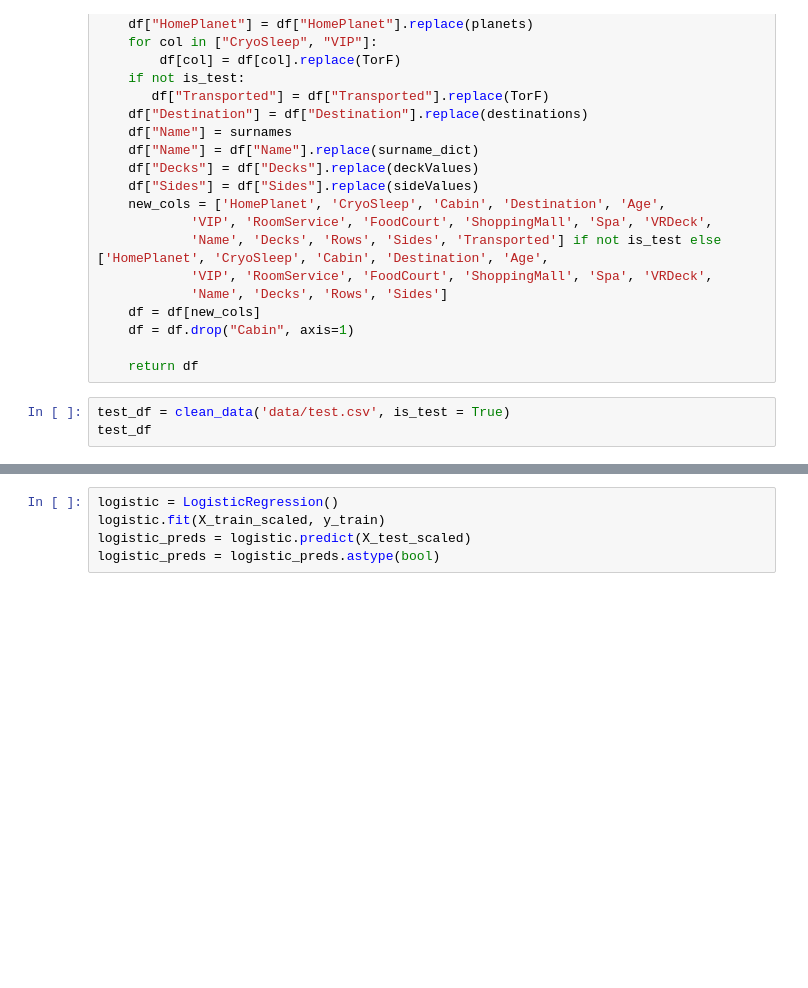
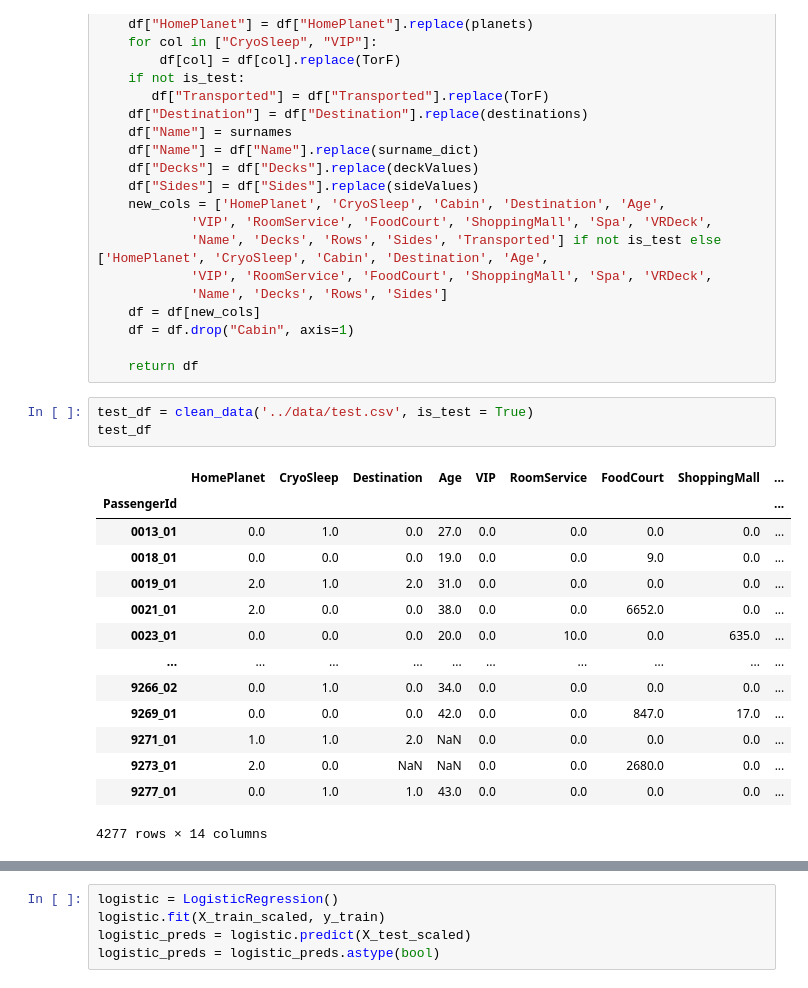
Before and after one commit to Joshua-Elms/kaggle, a Jupyter notebook: spaceship_titanic/code/first_attempt.ipynb, the cells around one changed output, grey strips where cells are left out. Drawn from its saved outputs; the diff is of its cells as text; blank space fills up the shorter version.

```diff
--- a/spaceship_titanic/code/first_attempt.ipynb
+++ b/spaceship_titanic/code/first_attempt.ipynb
@@ -211,8 +269,23 @@ def clean_data(path, id_col = 0, is_test = False):
 
     return df
 # %%
-test_df = clean_data('data/test.csv', is_test = True)
+test_df = clean_data('../data/test.csv', is_test = True)
 test_df
+# %% [output]
+|  | HomePlanet | CryoSleep | Destination | Age | VIP | RoomService | FoodCourt | ShoppingMall | ... |
+| PassengerId |  |  |  |  |  |  |  |  | ... |
+| 0013_01 | 0.0 | 1.0 | 0.0 | 27.0 | 0.0 | 0.0 | 0.0 | 0.0 | ... |
+| 0018_01 | 0.0 | 0.0 | 0.0 | 19.0 | 0.0 | 0.0 | 9.0 | 0.0 | ... |
+| 0019_01 | 2.0 | 1.0 | 2.0 | 31.0 | 0.0 | 0.0 | 0.0 | 0.0 | ... |
+| 0021_01 | 2.0 | 0.0 | 0.0 | 38.0 | 0.0 | 0.0 | 6652.0 | 0.0 | ... |
+| 0023_01 | 0.0 | 0.0 | 0.0 | 20.0 | 0.0 | 10.0 | 0.0 | 635.0 | ... |
+| ... | ... | ... | ... | ... | ... | ... | ... | ... | ... |
+| 9266_02 | 0.0 | 1.0 | 0.0 | 34.0 | 0.0 | 0.0 | 0.0 | 0.0 | ... |
+| 9269_01 | 0.0 | 0.0 | 0.0 | 42.0 | 0.0 | 0.0 | 847.0 | 17.0 | ... |
+| 9271_01 | 1.0 | 1.0 | 2.0 | NaN | 0.0 | 0.0 | 0.0 | 0.0 | ... |
+| 9273_01 | 2.0 | 0.0 | NaN | NaN | 0.0 | 0.0 | 2680.0 | 0.0 | ... |
+| 9277_01 | 0.0 | 1.0 | 1.0 | 43.0 | 0.0 | 0.0 | 0.0 | 0.0 | ... |
+4277 rows × 14 columns
 # %%
 # Imputation
 knn_imp = KNNImputer(missing_values=np.nan, n_neighbors = 4)
```
Also changed, not shown: parts of 18 cells of this notebook, 2 other files.
